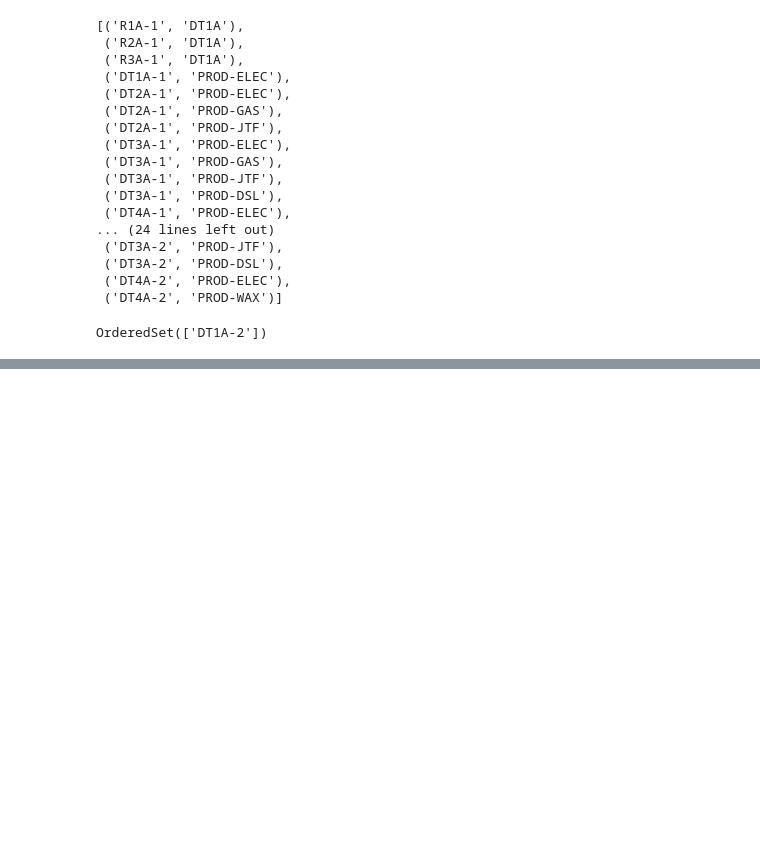
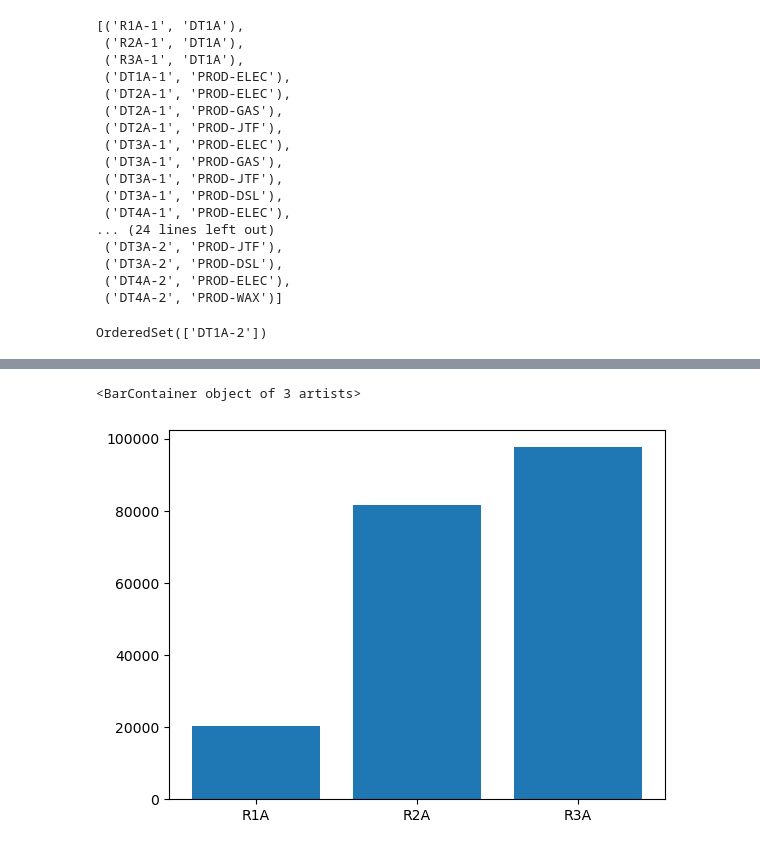
Before and after one commit to ZhifeiYL/Optimization-Notebook, a Jupyter notebook: superstructure/case_study/plastic_technology.ipynb, the cells around one changed output, grey strips where cells are left out. Saved outputs shown, nothing was run; the diff lists cells and outputs as text; code cells hidden in the pictures; blank space fills up the shorter version.

```diff
--- a/superstructure/case_study/plastic_technology.ipynb
+++ b/superstructure/case_study/plastic_technology.ipynb
@@ -466,0 +468,8 @@ OrderedSet(['DT1A-2'])
+# %%
+rxns =  {irxn: value(sum(m1.FI[irxn, k] for k in m1.k)) for irxn in m1.irxn}
+rxns
+import matplotlib.pyplot as plt
+plt.bar(["R1A", "R2A", "R3A"], list(rxns.values()))
+# %% [output]
+<BarContainer object of 3 artists>
+[figure, added]
```
Also changed, not shown: parts of 9 cells of this notebook, 1 other file.
